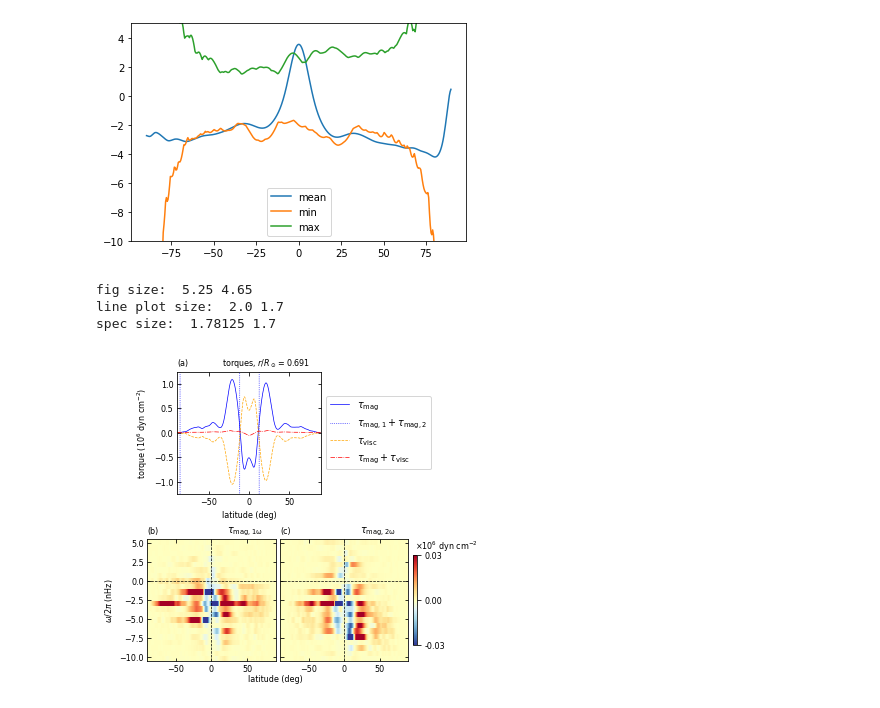
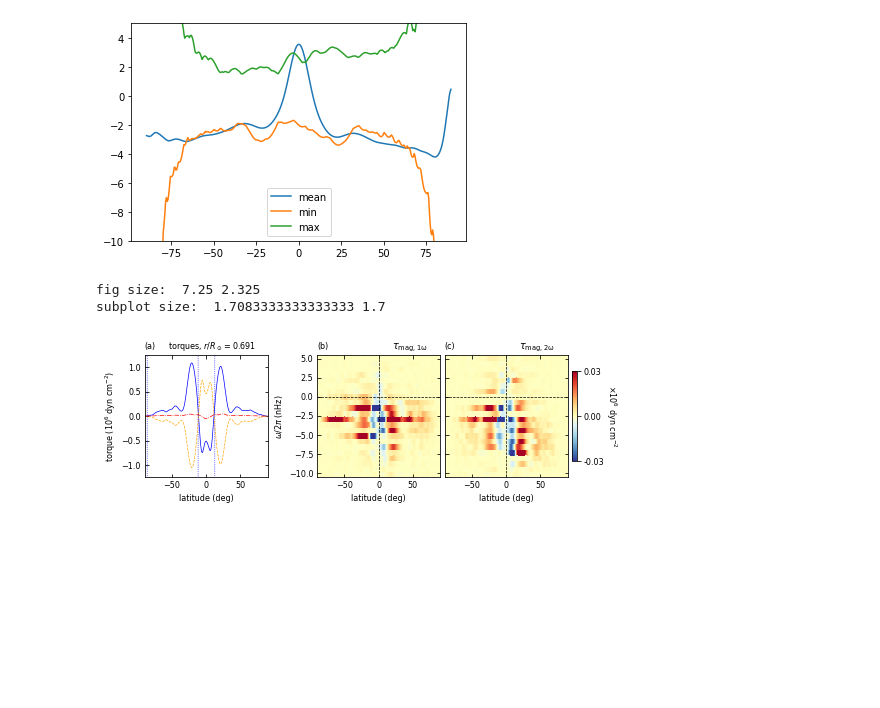
Before and after one commit to illorenzo7/Tacho_Letter_Plots_Part2, a Jupyter notebook: 00_magtorque_freq.ipynb, the cells around one changed output. Saved outputs shown, nothing was run; the diff lists cells and outputs as text; code cells hidden in the pictures; blank space fills up the shorter version.

Commit message:
torque plot: got everything on one line

```diff
--- a/00_magtorque_freq.ipynb
+++ b/00_magtorque_freq.ipynb
@@ -235,26 +235,26 @@ plt.legend()
 # figure dimensions
 
 # Set up the actual figure from scratch
-fig_width_inches = 4.75 +0.5 # TOTAL figure width, in inches
+fig_width_inches = 7.25
 margin_inches = 1/16 # margin width in inches (for both x and y) and
     # horizontally in between figures
 margin_bottom_inches = 3/8
     # larger bottom margin to make room for colorbar
 margin_top_inches = 1/4# wider top title
 margin_left_inches = 5/8 # wider top title
-margin_right_inches = 1 # wider top title
+margin_right_inches = 3/4 # wider top title
 
 #full_width_inches = (fig_width_inches - 2*margin_left_inches - 2*margin_right_inches)
-lineplot_width_inches = 2.#full_width_inches/2
+#lineplot_width_inches = 2.#full_width_inches/2
 subplot_height_inches = 1.7
 
-spec_width_inches = (fig_width_inches - margin_left_inches - margin_right_inches - margin_inches)/2
+subplot_width_inches = (fig_width_inches - 2*margin_left_inches - margin_right_inches - 2*margin_inches)/3
 
 #lineplot_aspect = 3/4
 # set the height of the panels to track the aspect ratio for the lineplot
 #subplot_height_inches = lineplot_width_inches*lineplot_aspect
 
-fig_height_inches = 2*(subplot_height_inches + margin_bottom_inches + margin_top_inches)
+fig_height_inches = subplot_height_inches + margin_bottom_inches + margin_top_inches
 
 # "Margin" in "figure units"; figure units extend from 0 to 1 in BOTH
 # directions, so unitless dimensions of margin will be different in x and y
@@ -267,19 +267,18 @@ margin_left = margin_left_inches/fig_width_inches
 margin_right = margin_right_inches/fig_width_inches
 
 # Subplot dimensions in figure units
-lineplot_width = lineplot_width_inches/fig_width_inches
-spec_width = spec_width_inches/fig_width_inches
+#lineplot_width = lineplot_width_inches/fig_width_inches
+subplot_width = subplot_width_inches/fig_width_inches
 #full_width = full_width_inches/fig_width_inches
 # common height
 subplot_height = subplot_height_inches/fig_height_inches
 
 print ("fig size: ", fig_width_inches, fig_height_inches)
-print ("line plot size: ", lineplot_width_inches, subplot_height_inches)
-print ("spec size: ", spec_width_inches, subplot_height_inches)
+print ("subplot size: ", subplot_width_inches, subplot_height_inches)
+#print ("spec size: ", spec_width_inches, subplot_height_inches)
 # %% [output]
-fig size:  5.25 4.65
-line plot size:  2.0 1.7
-spec size:  1.78125 1.7
+fig size:  7.25 2.325
+subplot size:  1.7083333333333333 1.7
 # %%
 # Generate the actual figure of the correct dimensions
 fig = plt.figure(figsize=(fig_width_inches, fig_height_inches))
@@ -287,10 +286,9 @@ fig = plt.figure(figsize=(fig_width_inches, fig_height_inches))
 # make axes
 mmin, mmax = 1,2
 fs = 6
-ax1 = fig.add_axes((margin_left + 0.5*(1 - margin_left - margin_right) - 0.7*lineplot_width,\
-                    1 - margin_top - subplot_height, lineplot_width, subplot_height))
-ax2 = fig.add_axes((margin_left, margin_bottom, spec_width, subplot_height))
-ax3 = fig.add_axes((margin_left + spec_width + margin_x, margin_bottom, spec_width, subplot_height))
+ax1 = fig.add_axes((margin_left, margin_bottom, subplot_width, subplot_height))
+ax2 = fig.add_axes((2*margin_left + subplot_width + margin_x, margin_bottom, subplot_width, subplot_height))
+ax3 = fig.add_axes((2*margin_left + 2*(subplot_width + margin_x), margin_bottom, subplot_width, subplot_height))
 
 # plot the torque at r = 0.691
 linewidth = 0.7
@@ -310,7 +308,7 @@ plt.xlabel('latitude (deg)', fontsize=labelsize)
 plt.xlim(-90, 90)
 the_unit = r'$10^6\ \rm{dyn\ cm^{-2}}$'
 plt.ylabel('torque (' + the_unit + ')', fontsize=labelsize)
-plt.legend(fontsize=1.2*labelsize, ncol=1, loc='center left', bbox_to_anchor=(1, 0.5))
+#plt.legend(fontsize=1.2*labelsize, ncol=1, loc='center left', bbox_to_anchor=(1, 0.5))
 
 # make room for legend
 #ax1.set_ylim(-250, 125)
@@ -325,7 +323,7 @@ freqmin, freqmax = -10, 5
 my_pcolormesh((torque_spec[::-1, 1, :]).T/1e6, fig, ax2,\
     x=tt_lat, y=freq*1e9, yminmax=(freqmin, freqmax), posdef=False, fontsize=labelsize, plotcbar=False,\
               minmax=(-specmax, specmax))
-#ax2.set_xlabel('latitude (deg)', fontsize=labelsize)
+ax2.set_xlabel('latitude (deg)', fontsize=labelsize)
 ax2.set_ylabel(r'$\omega/2\pi$' + ' (nHz)', fontsize=labelsize)
 
 # deal with ticks
@@ -339,8 +337,11 @@ plt.minorticks_off()
 my_pcolormesh((torque_spec[::-1, 2, :]).T/1e6, fig, ax3,\
     x=tt_lat, y=freq*1e9, yminmax=(freqmin, freqmax), posdef=False, fontsize=labelsize, cbar_pos='right',\
                           cbar_thick=1/16, cbar_aspect=1/20, cbar_fs=labelsize, nosci=True,\
-                           cbar_prec=2, units=r'$\times$' + the_unit, minmax=(-specmax, specmax))
-#ax3.set_xlabel('latitude (deg)', fontsize=labelsize)
+                           cbar_prec=2, minmax=(-specmax, specmax))
+# deal with units to right of colorbar
+fig.text(1 - 1/4/fig_width_inches, margin_bottom + 0.5*subplot_height, r'$\times$' + the_unit,\
+         rotation=270, ha='left', va='center', fontsize=labelsize)
+ax3.set_xlabel('latitude (deg)', fontsize=labelsize)
 #ax3.set_ylabel('frequency (nHz)', fontsize=labelsize)
 ax3.set_yticklabels([])
 
@@ -370,37 +371,33 @@ for ax in [ax1, ax2, ax3]:
 
 # add zero lines for frequency
 for ax in [ax2, ax3]:
     ax.plot(tt_lat, tt_lat*0, 'k--', linewidth=linewidth)
     freqvals = np.linspace(freqmin, freqmax, 100)
     ax.plot(np.zeros(100), freqvals, 'k--', linewidth=linewidth)
 
 iplot = 0
 nsigma = 2
 #for ax in [ax2, ax3]:
 for ax in []:
     ax.plot(tt_lat, tt_lat*0, 'k--', linewidth=linewidth)
 
     # plot the differential rotation too, and its deviation
 
     # also cut off the latitude because the poles go crazy
     latcut = 60.
     icut1, icut2 = np.argmin(np.abs(tt_lat+latcut)), np.argmin(np.abs(tt_lat-latcut))
     ax.plot(tt_lat[icut1:icut2+1], diffrot_mean[icut1:icut2+1]*(iplot+1), 'k:', linewidth=2*linewidth)
     #ax.plot(tt_lat[icut1:icut2+1], diffrot_min[icut1:icut2+1]*(iplot+1), 'k:', linewidth=1*linewidth)
     #ax.plot(tt_lat[icut1:icut2+1], diffrot_max[icut1:icut2+1]*(iplot+1), 'k:', linewidth=1*linewidth)
     ax.plot(tt_lat[icut1:icut2+1], (diffrot_mean + nsigma*diffrot_dev)[icut1:icut2+1]*(iplot+1),\
             'k:', linewidth=1*linewidth)
     ax.plot(tt_lat[icut1:icut2+1], (diffrot_mean - nsigma*diffrot_dev)[icut1:icut2+1]*(iplot+1),\
             'k:', linewidth=1*linewidth)
     iplot += 1
 
-# add latitude label for ax2, ax3
-fig.text(margin_left + 0.5*(1 - margin_left - margin_x - margin_right),\
-        margin_y, 'latitude (deg)', fontsize=labelsize, va='bottom', ha='center')
-
 plt.savefig('images/magtorque_freq.png', dpi=300)
 # make lineplot
 # %% [output]
-[figure, old version]
+[figure, new version]
 # %%
 np.shape(torque_spec)
```
Also changed, not shown: parts of 4 cells of this notebook, 1 other file.
